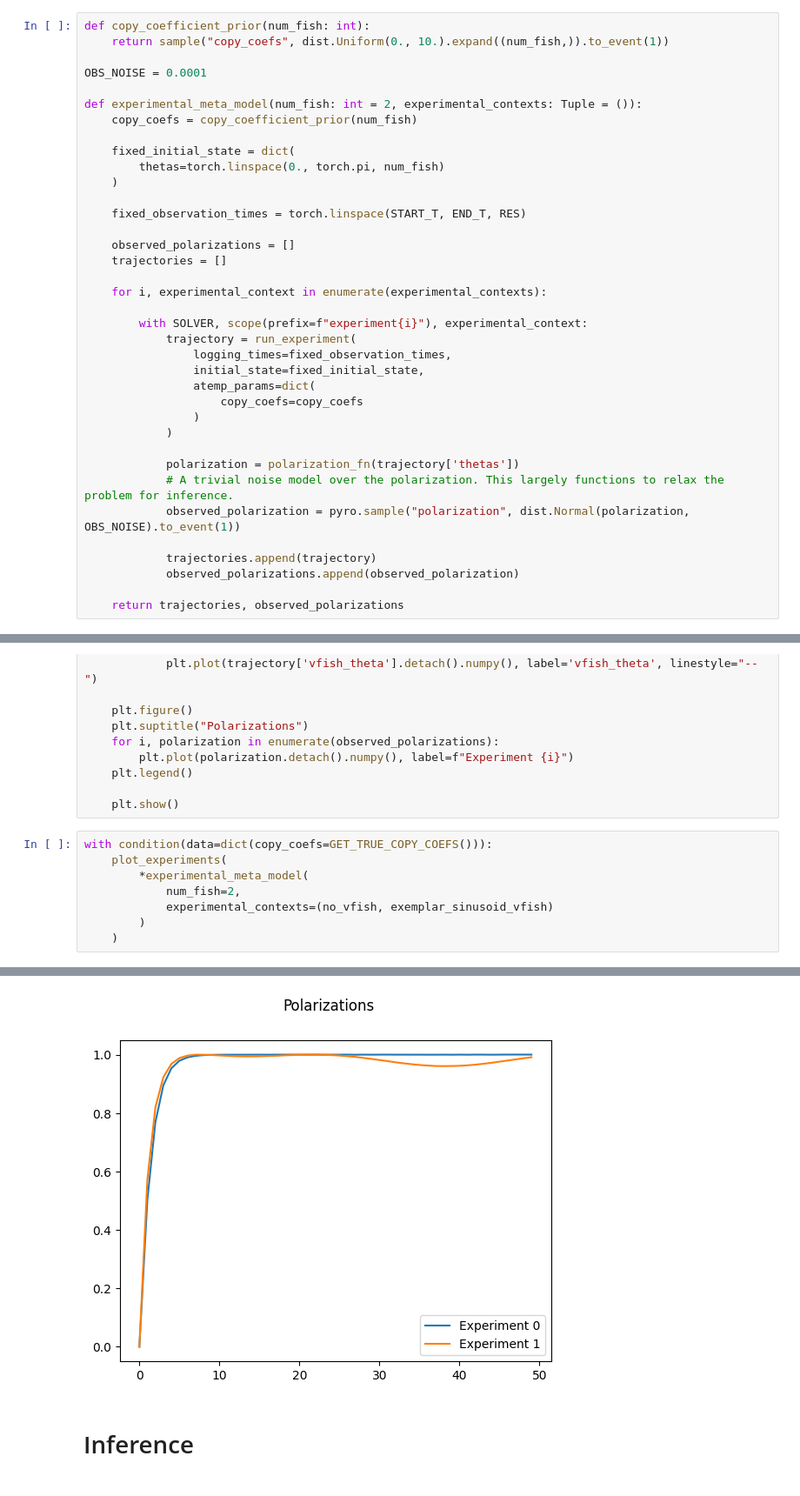
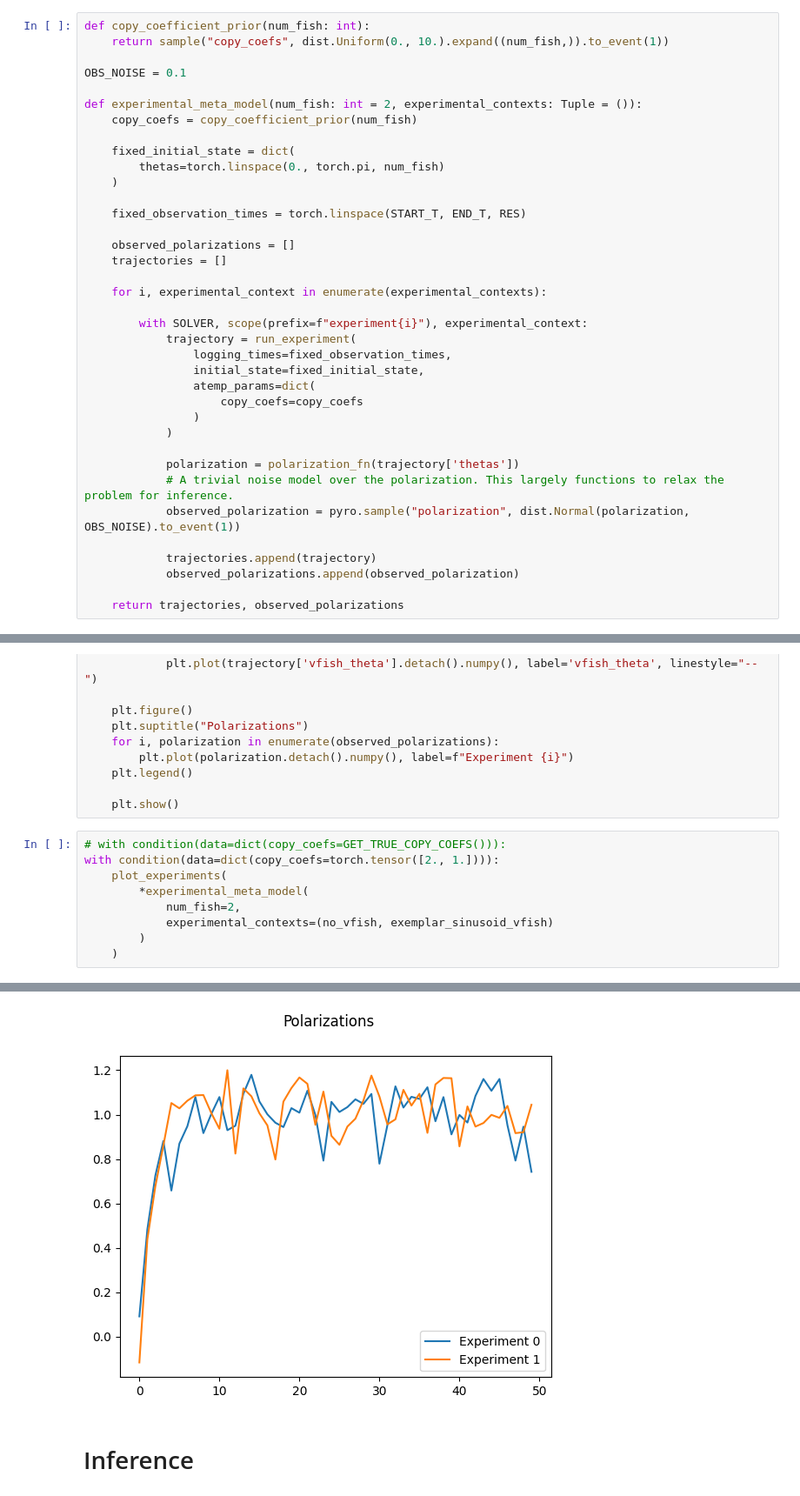
Before and after one commit to BasisResearch/chirho_diffeqpy, a Jupyter notebook: scratch/toy_fish_model2.ipynb, the cells around one changed output, grey strips where cells are left out. Shown at 87% size. Drawn from its saved outputs; the diff is of its cells as text.

```diff
--- a/scratch/toy_fish_model2.ipynb
+++ b/scratch/toy_fish_model2.ipynb
@@ -206,7 +207,7 @@ We can now construct a hierarchical meta-model that simulates multiple experimen
 def copy_coefficient_prior(num_fish: int):
     return sample("copy_coefs", dist.Uniform(0., 10.).expand((num_fish,)).to_event(1))
 
-OBS_NOISE = 0.0001
+OBS_NOISE = 0.1
 
 def experimental_meta_model(num_fish: int = 2, experimental_contexts: Tuple = ()):
     copy_coefs = copy_coefficient_prior(num_fish)
@@ -275,7 +276,8 @@ def plot_experiments(trajectories, observed_polarizations):
 
     plt.show()
 # %%
-with condition(data=dict(copy_coefs=GET_TRUE_COPY_COEFS())):
+# with condition(data=dict(copy_coefs=GET_TRUE_COPY_COEFS())):
+with condition(data=dict(copy_coefs=torch.tensor([2., 1.]))):
     plot_experiments(
         *experimental_meta_model(
             num_fish=2,
@@ -288,4 +290,4 @@ with condition(data=dict(copy_coefs=GET_TRUE_COPY_COEFS())):
-[figure, old version]
+[figure, new version]
 # %% [markdown]
 # Inference
 # %% [markdown]
```
Also changed, not shown: parts of 10 cells of this notebook.
